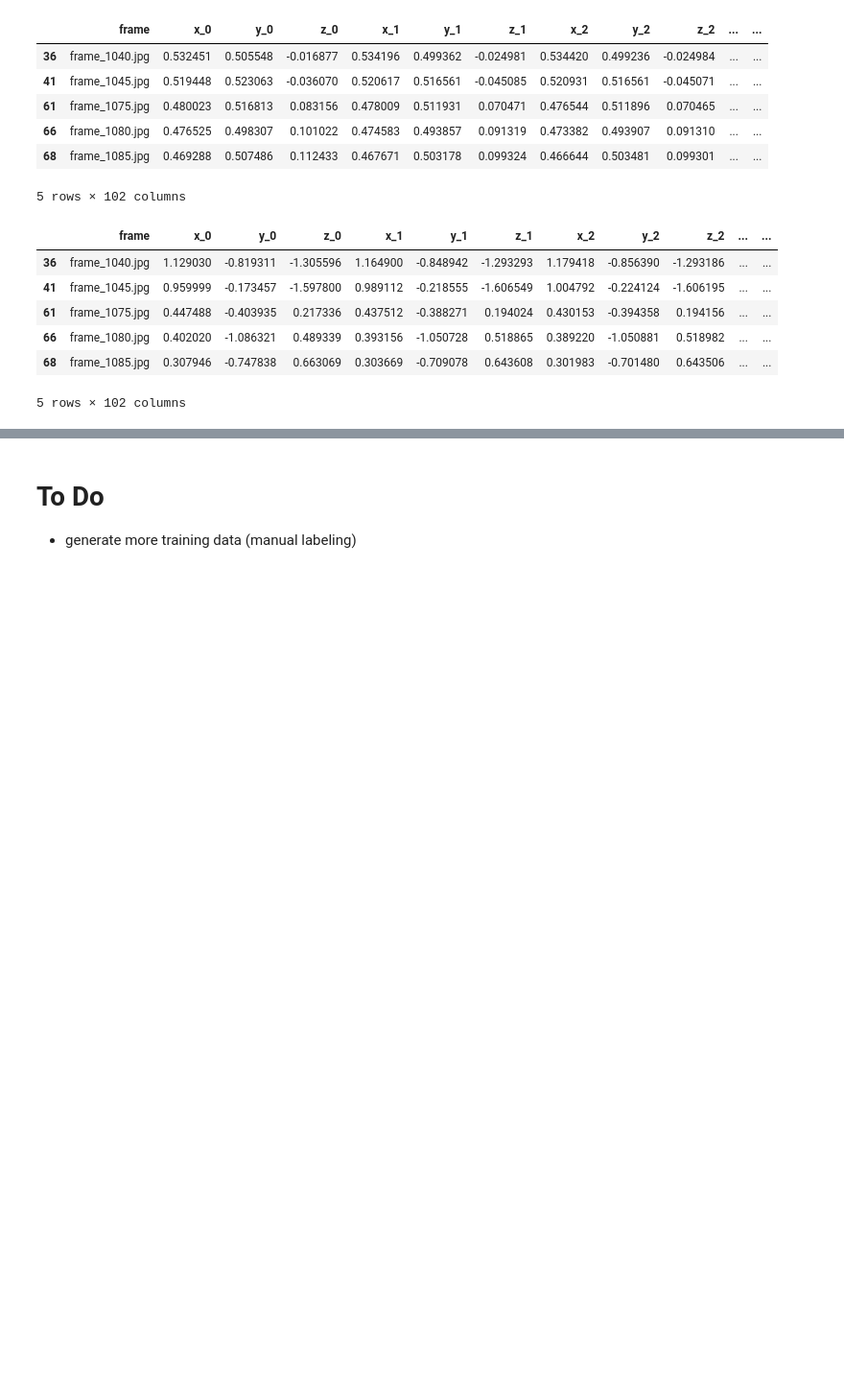
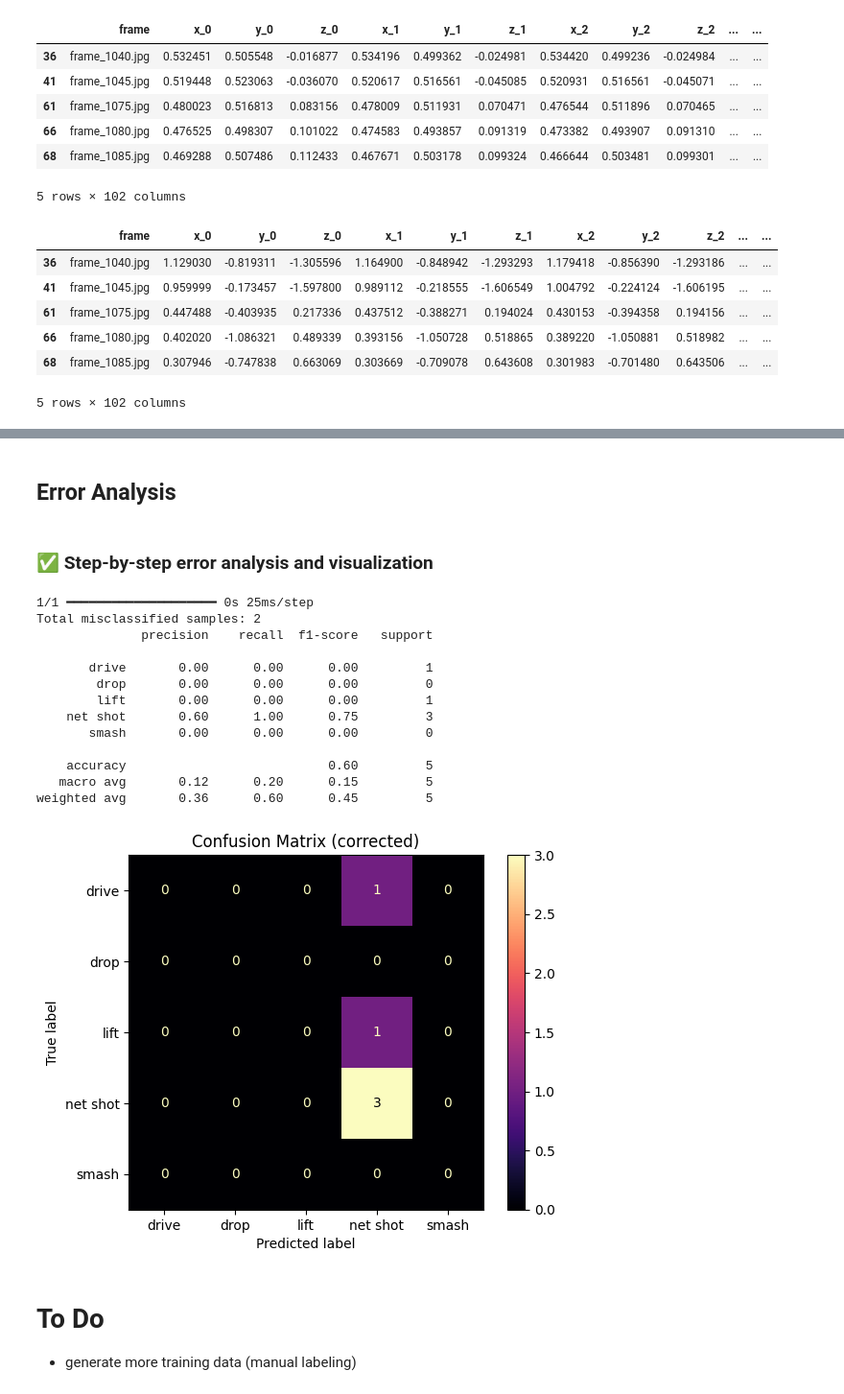
Before and after one commit to Jin-HoMLee/shuttle-insights, a Jupyter notebook: notebooks/03_lstm_shot_prediction.ipynb, the cells around one changed output, grey strips where cells are left out. Shown: that part at 96% size. Drawn from its saved outputs; the diff is of its cells as text; code cells hidden in the pictures; blank space fills up the shorter version.

Commit message:
add first error analysis to notebook with first running lstm model

```diff
--- a/notebooks/03_lstm_shot_prediction.ipynb
+++ b/notebooks/03_lstm_shot_prediction.ipynb
@@ -158,6 +162,53 @@ Test accuracy: 0.60
 1/1 ━━━━━━━━━━━━━━━━━━━━ 0s 82ms/step
 Predicted: ['net shot' 'net shot' 'net shot' 'net shot' 'net shot']
 True: ['lift' 'drive' 'net shot' 'net shot' 'net shot']
+# %% [markdown]
+## Error Analysis
+# %% [markdown]
+### ✅ Step-by-step error analysis and visualization
+# %%
+# Ensure you're using the correct class order
+class_names = label_encoder.classes_
+y_true = np.argmax(y_test, axis=1)
+y_pred = np.argmax(model.predict(X_test), axis=1)
+
+# Get misclassified indices
+misclassified_indices = np.where(y_pred != y_true)[0]
+print(f"Total misclassified samples: {len(misclassified_indices)}")
+
+# Optional: classification report
+labels = np.arange(len(label_encoder.classes_))  # [0, 1, 2, 3, 4]
+print(classification_report(
+    y_true,
+    y_pred,
+    labels=labels,
+    target_names=label_encoder.classes_,
+    zero_division=0  # optional: avoids warnings on missing classes
+))
+
+# Specify labels explicitly to enforce correct order
+cm = confusion_matrix(y_true, y_pred, labels=np.arange(len(class_names)))
+
+# Plot with correct class labels
+disp = ConfusionMatrixDisplay(confusion_matrix=cm, display_labels=class_names)
+disp.plot(cmap='magma')
+plt.title("Confusion Matrix (corrected)")
+plt.show()
+# %% [output]
+1/1 ━━━━━━━━━━━━━━━━━━━━ 0s 25ms/step
+Total misclassified samples: 2
+              precision    recall  f1-score   support
+
+       drive       0.00      0.00      0.00         1
+        drop       0.00      0.00      0.00         0
+        lift       0.00      0.00      0.00         1
+    net shot       0.60      1.00      0.75         3
+       smash       0.00      0.00      0.00         0
+
+    accuracy                           0.60         5
+   macro avg       0.12      0.20      0.15         5
+weighted avg       0.36      0.60      0.45         5
+[figure, added]
 # %% [markdown]
 # To Do
 
```
Also changed, not shown: parts of 2 cells of this notebook, 1 other file.
